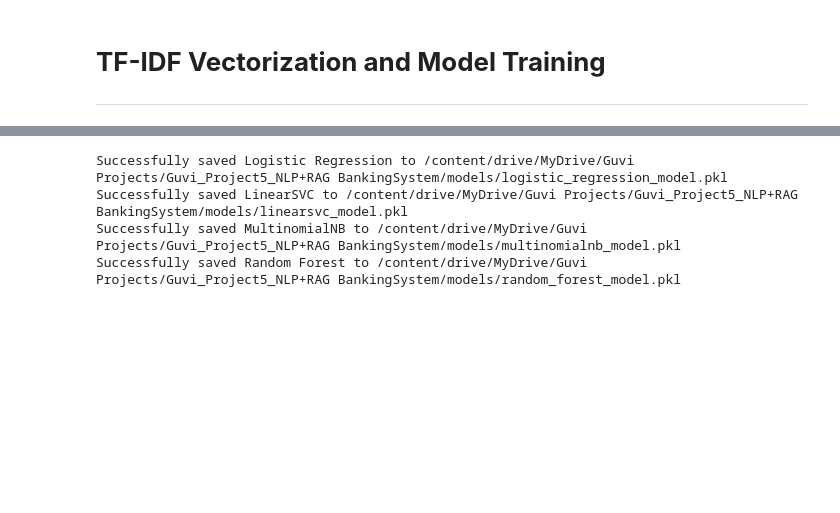
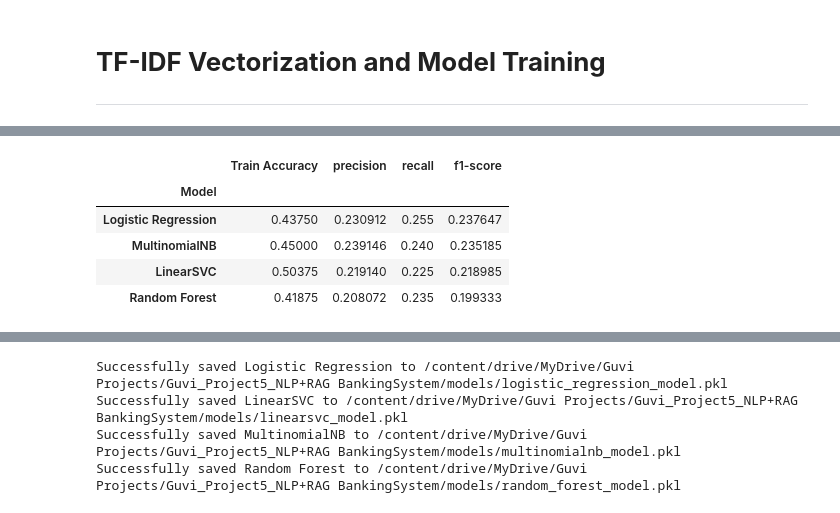
Before and after one commit to dJasawat/Guvi_Assignmnets5_AI-Powered-Banking-Support-Fraud-Intelligence-System-using-NLP-RAG, a Jupyter notebook: AI_Banking_NLP_DataCleaning_and_Processing.ipynb, the cells around one changed output, grey strips where cells are left out. Saved outputs shown, nothing was run; the diff lists cells and outputs as text; code cells hidden in the pictures; blank space fills up the shorter version.

```diff
--- a/AI_Banking_NLP_DataCleaning_and_Processing.ipynb
+++ b/AI_Banking_NLP_DataCleaning_and_Processing.ipynb
@@ -301,0 +356,10 @@ display("Sentiment Classification Model\n"+ sentiment_results_df)
+# %%
+#Split the data into training and testing sets
+# Split data for sentiment Classification
+x_train_sentiment, x_test_sentiment, y_train_sentiment, y_test_sentiment = train_test_split(cleanData['cleaned_query_text'], cleanData['sentiment'], stratify=cleanData['sentiment'], test_size=0.2, random_state=42)
+tfidf_vectorizer_sentiment = TfidfVectorizer(max_features=2000,ngram_range=(1,2))
+x_train_sentiment_tfidf = tfidf_vectorizer_sentiment.fit_transform(x_train_sentiment)
+# %%
+# save sentiment vectorizer in drive
+with open(DIR_PATH + "models/tfidf_vectorizer_sentiment.pkl", "wb") as f:
+    pickle.dump(tfidf_vectorizer_sentiment, f)
@@ -301,0 +372,76 @@ display("Sentiment Classification Model\n"+ sentiment_results_df)
+# %%
+# Train and evaluate Sentiment Model
+
+def train_evaluate_Sentiment_model(tuned_models, x_train, x_test, y_train, y_test):
+    """
+    Trains each model in the dictionary and returns evaluation results.
+    """
+    results = []
+    trained_models = {}
+
+    for model_name, model in tuned_models.items():
+        # Training
+        model.fit(x_train, y_train)
+
+        # Predictions
+        y_train_pred = model.predict(x_train)
+        y_test_pred = model.predict(x_test)
+
+        # Metrics
+        train_accuracy = accuracy_score(y_train, y_train_pred)
+        test_accuracy = accuracy_score(y_test, y_test_pred)
+        # Fix: Set output_dict=True to return a dictionary instead of a string
+        report = classification_report(y_test, y_test_pred, output_dict=True)
+
+
+        # Store trained models
+        trained_models[model_name] = model
+
+        results.append({
+            'Model': model_name,
+            'Train Accuracy': train_accuracy,
+            'precision': report.get('weighted avg', {}).get('precision', 0),
+            'recall': report.get('weighted avg', {}).get('recall', 0),
+            'f1-score': report.get('weighted avg', {}).get('f1-score', 0)
+        })
+
+        # Code to check if model predicting all categories
+        print("\nModel:", model_name)
+        print("Actual classes:", sorted(y_test.unique()))
+        print("Predicted classes:", sorted(set(y_train_pred)))
+        print("Missing predicted classes:", set(y_test.unique()) - set(y_train_pred))
+
+    return results, trained_models
+
+# 1. Vectorize the test set using the fitted vectorizer
+x_test_sentiment_tfidf = tfidf_vectorizer_sentiment.transform(x_test_sentiment)
+
+# 2. Get the tuned models
+tuned_models = get_tuned_models()
+
+# 4. Train and Evaluate - Sentiment Classification
+evaluation_data_sentiment, trained_models_sentiment = train_evaluate_Sentiment_model(
+    tuned_models, x_train_sentiment_tfidf,
+    x_test_sentiment_tfidf, y_train_sentiment,
+    y_test_sentiment
+)
+
+# 5 Display sentiment classification in dataframe
+sentiment_results_df = pd.DataFrame(evaluation_data_sentiment)
+sentiment_results_df.set_index('Model', inplace=True)
+
+print("Sentiment Classification Model")
+display(sentiment_results_df.sort_values(by='f1-score', ascending=False))
+
+# save bestModel in drive
+bestModelName = sentiment_results_df.sort_values(by='f1-score', ascending=False).index[0]
+
+# FIX: Reference trained_models_sentiment instead of the old 'models' variable
+bestModel = trained_models_sentiment[bestModelName]
+
+full_save_name = "Sentiment_BestModel_" + bestModelName
+print(f"Saving: {full_save_name}")
+
+with open(DIR_PATH + "models/" + full_save_name + ".pkl", "wb") as f:
+    pickle.dump(bestModel, f)
+# %% [output]
@@ -301,0 +468,6 @@ display("Sentiment Classification Model\n"+ sentiment_results_df)
+|  | Train Accuracy | precision | recall | f1-score |
+| Model |  |  |  |  |
+| Logistic Regression | 0.43750 | 0.230912 | 0.255 | 0.237647 |
+| MultinomialNB | 0.45000 | 0.239146 | 0.240 | 0.235185 |
+| LinearSVC | 0.50375 | 0.219140 | 0.225 | 0.218985 |
+| Random Forest | 0.41875 | 0.208072 | 0.235 | 0.199333 |
```
Also changed, not shown: parts of 29 cells of this notebook.
